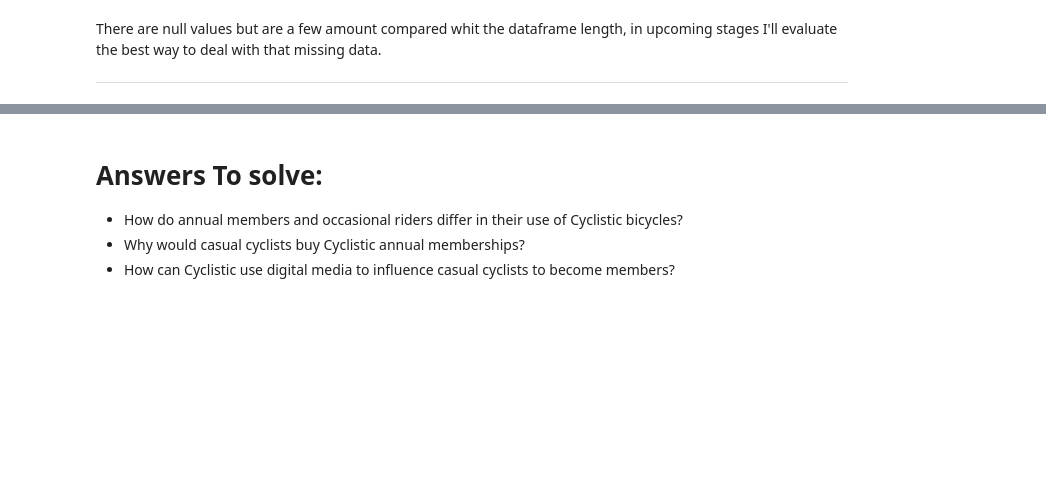
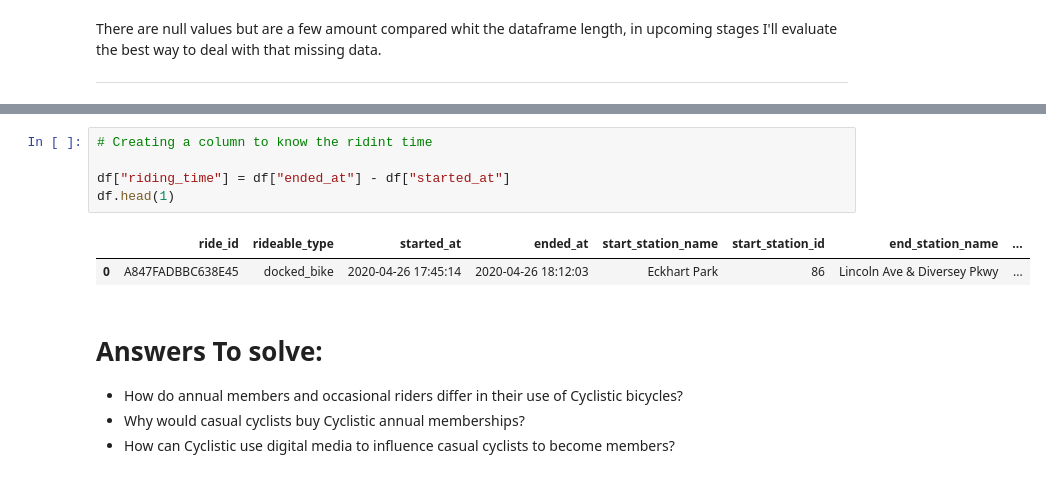
Before and after one commit to Alejolamilla/Cyclistic_Data_Analysis, a Jupyter notebook: Cyclistic_Data_Analysis.ipynb, the cells around one changed output, grey strips where cells are left out. Drawn from its saved outputs; the diff is of its cells as text; blank space fills up the shorter version.

```diff
--- a/Cyclistic_Data_Analysis.ipynb
+++ b/Cyclistic_Data_Analysis.ipynb
@@ -43,3 +70,11 @@ ______
+# %%
+# Creating a column to know the ridint time
+
+df["riding_time"] = df["ended_at"] - df["started_at"]
+df.head(1)
+# %% [output]
+|  | ride_id | rideable_type | started_at | ended_at | start_station_name | start_station_id | end_station_name | ... |
+| 0 | A847FADBBC638E45 | docked_bike | 2020-04-26 17:45:14 | 2020-04-26 18:12:03 | Eckhart Park | 86 | Lincoln Ave & Diversey Pkwy | ... |
 # %% [markdown]
 # Answers To solve:
 - How do annual members and occasional riders differ in their use of Cyclistic bicycles?
```
Also changed, not shown: parts of 9 cells of this notebook.
